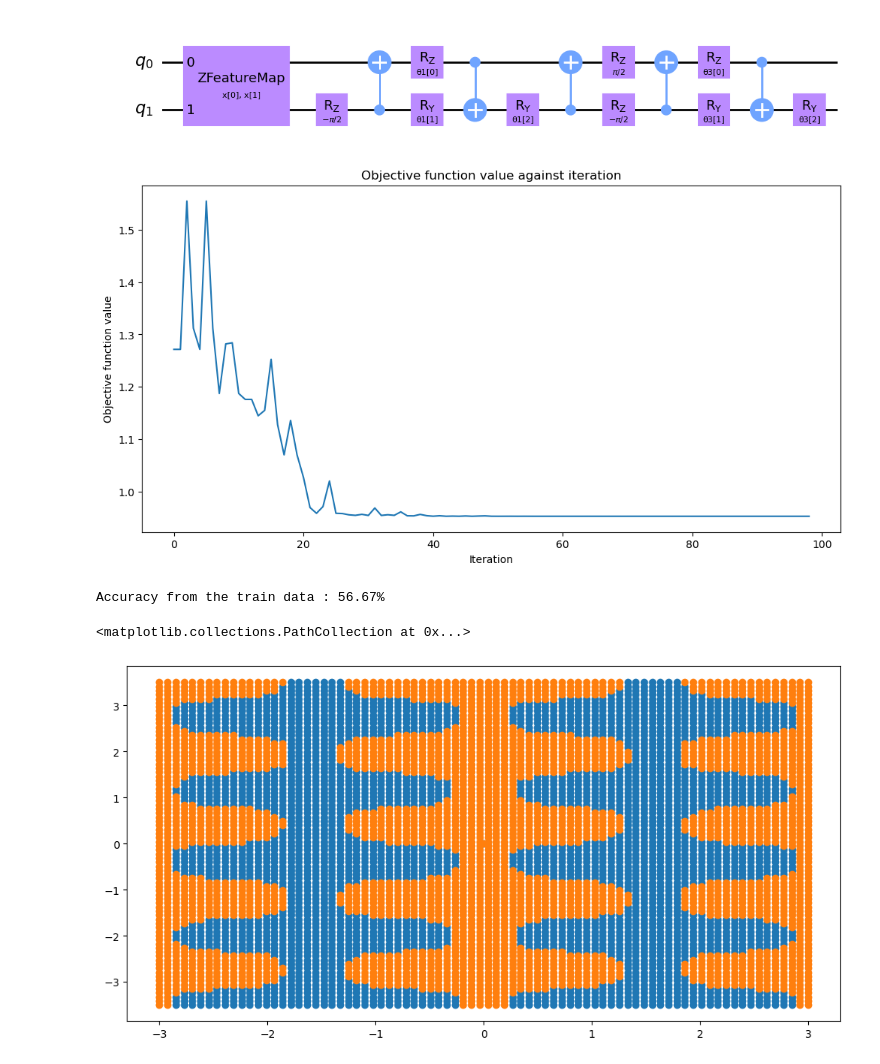
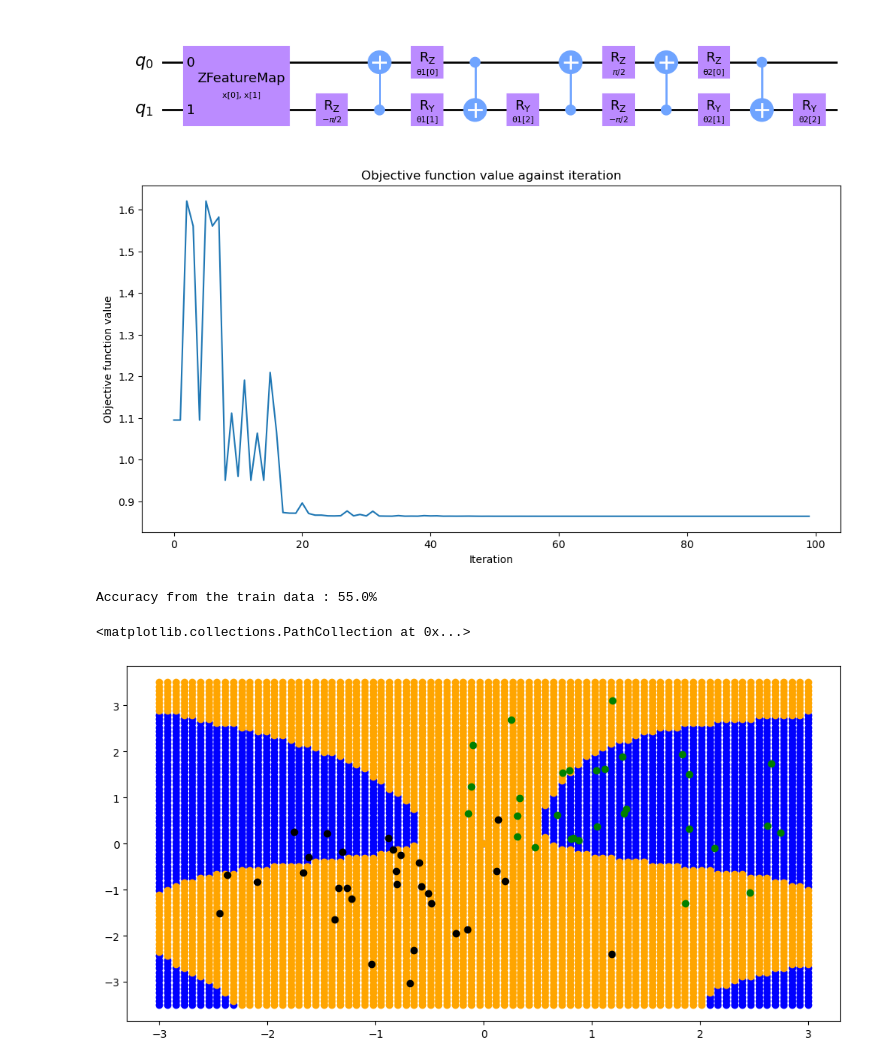
Before and after one commit to benjaminhagan/VIP_QML, a Jupyter notebook: QML_Architecture.ipynb, the cells around one changed output. Cells and saved outputs as stored; diff of their text form; code cells hidden in the pictures.

Commit message:
Appears the inputs need to be normalized so that we don't get the repeating pattern in the output predictions

```diff
--- a/QML_Architecture.ipynb
+++ b/QML_Architecture.ipynb
@@ -64,9 +71,7 @@ labels = np.concatenate((np.ones(sample_size), np.zeros(sample_size)-1))
 # %%
 #Sets up full circuit with inputs and network
-from qiskit.circuit.library import ZFeatureMap
-feature_map = ZFeatureMap(2)
 network = parametrized_gates(ParameterVector("θ1", length=3))
-network.compose(pool_circuit(ParameterVector("θ3", length=3)), inplace=True)
+network.compose(pool_circuit(ParameterVector("θ2", length=3)), inplace=True)
 ml_circuit = QuantumCircuit(2)
 ml_circuit.compose(feature_map, inplace=True)
 ml_circuit.compose(network, inplace=True)
@@ -103,34 +108,36 @@ def callback_graph(weights, obj_func_eval):
 #Sets up Classifier with COBYLA optimizer
 classifier = NeuralNetworkClassifier(
     qnn,
-    optimizer=COBYLA(maxiter=200),
+    optimizer=COBYLA(maxiter=100),
     callback=callback_graph
 )
 # %%
 #Trains the network and plots objective function vs iteration
 objective_func_vals = []
 plt.rcParams["figure.figsize"] = (12, 6)
-classifier.fit(data, labels)
+classifier.fit(np.divide(data,3.5), labels)
 print(f"Accuracy from the train data : {np.round(100 * classifier.score(data, labels), 2)}%")
 # %% [output]
-[figure, old version]
+[figure, new version]
-Accuracy from the train data : 56.67%
+Accuracy from the train data : 55.0%
 # %%
 #First attempt at implementing something. Doesn't really perform well, gonna have to try new stuff
 # %%
 #Shows predictions across the whole plane. Really weird and not close to what we're aiming for
 positive = np.array([[0],[0]])
 negative = np.array([[0],[0]])
 xAxis = np.linspace(-3,3,80)
 yAxis = np.linspace(-3.5,3.5,80)
 for i in xAxis:
     for j in yAxis:
-        if classifier.predict([i,j]) == 1:
+        if classifier.predict([i/3.5,j/3.5]) == 1:
             positive = np.append(positive, [[i],[j]], axis=1)
         else:
             negative = np.append(negative, [[i],[j]], axis=1)
-plt.scatter(negative[0,:], negative[1,:])
-plt.scatter(positive[0,:], positive[1,:])
+plt.scatter(positive[0,:], positive[1,:], color='blue')
+plt.scatter(negative[0,:], negative[1,:], color='orange')
+plt.scatter(group0[:,0], group0[:,1], color='green')
+plt.scatter(group1[:,0], group1[:,1], color='black')
 # %% [output]
 <matplotlib.collections.PathCollection at 0x...>
-[figure, old version]
+[figure, new version]
```
Also changed, not shown: parts of 2 cells of this notebook.
